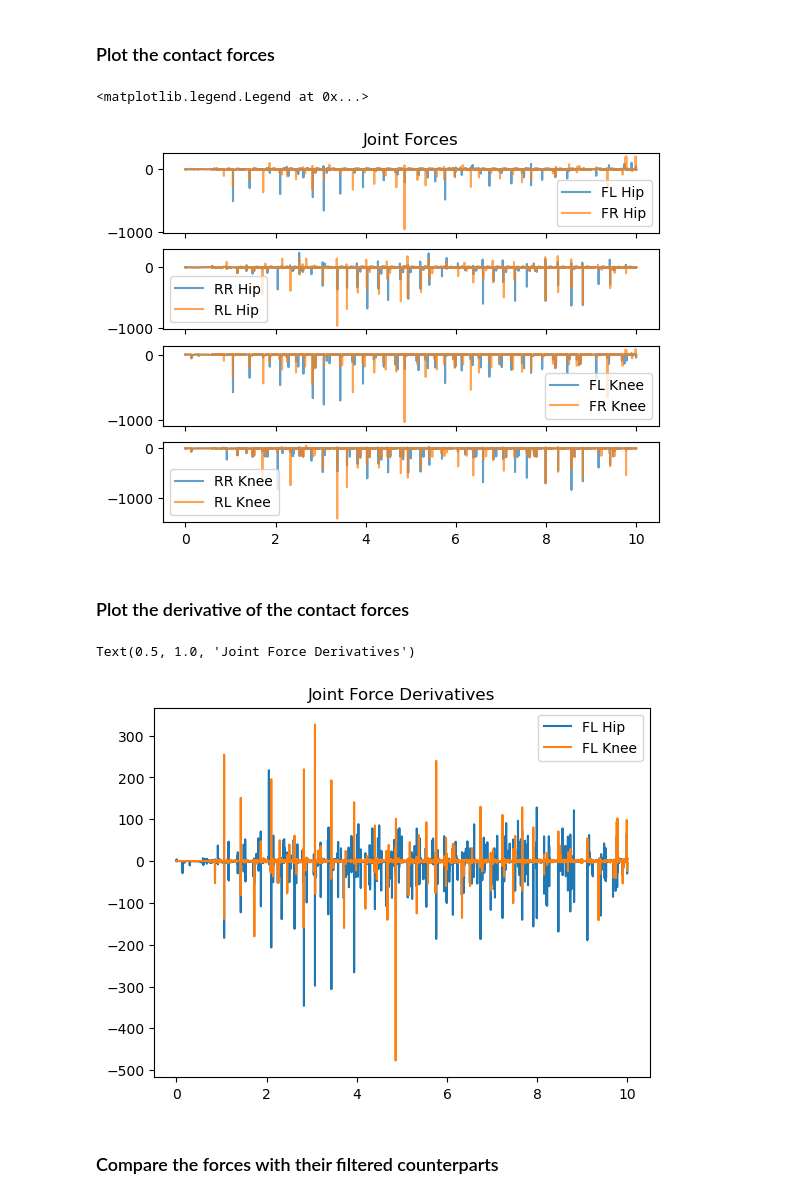
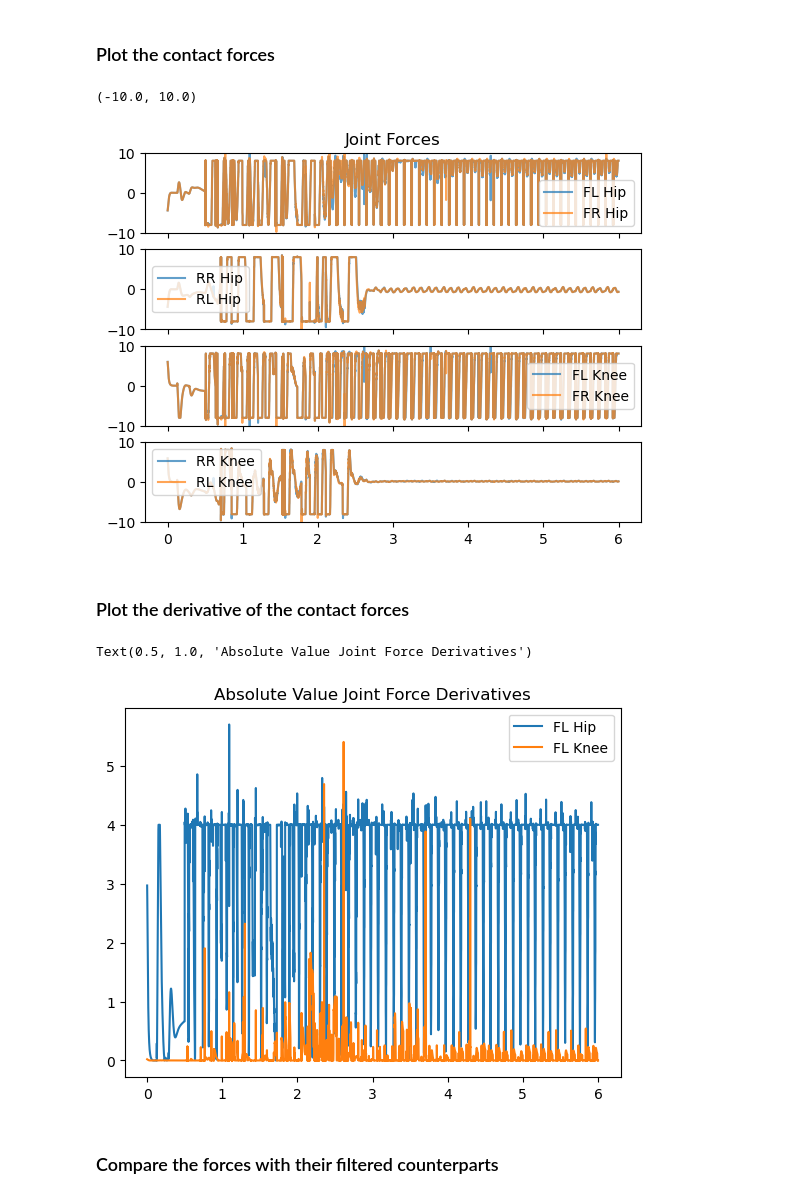
Before and after one commit to jack33001/.vscode, a Jupyter notebook: main.ipynb, the cells around one changed output. Saved outputs shown, nothing was run; the diff lists cells and outputs as text; code cells hidden in the pictures.

```diff
--- a/main.ipynb
+++ b/main.ipynb
@@ -204,14 +212,30 @@ update_controller(model, data)
 # %% [markdown]
 # Simulate, render, and record the behaviour of the system
 # %%
+def control_fn(model,data):
+    # run the state estimator
+    state_estimation(model, data)
+    # run the controller
+    update_controller(model, data)
+
+# set the control callback within the mujoco model
+mujoco.set_mjcb_control(control_fn)
+
 # initialize the simulation
 mujoco.mj_resetData(model, data)
 
 # define parameters of rendering and sim
-duration = 10  # (seconds)
+duration = 6  # (seconds)
 framerate = 30  # (Hz)
 slomo_factor = 1
 n_steps = int(duration / model.opt.timestep + 1)
+
+# define controller and state estimator refresh rates
+prev_timestep = 0
+controller_refresh_rate = 1 / 1000  # (Hz)
+state_estimator_refresh_rate = 1 / 1000  # (Hz)
+controller_t_elapsed = controller_refresh_rate
+state_estimator_t_elapsed = state_estimator_refresh_rate
 
 # allocate memory for arrays
 frames = []
@@ -235,14 +259,6 @@ for i in tqdm(range(n_steps)):
     mujoco.mj_step(model, data)
     mujoco.mj_inverse(model, data)
 
-    # estimate the state
-    state_estimation(model, data)
-
-    # apply control
-    temp = t.time()
-    update_controller(model, data)
-    controller_time[i] = t.time() - temp
-
     # store any data we need stored (lower resolution to save on time)
     positions[i] = np.concatenate(
         (data.qpos[:6], model_to_abs(data.qpos[7:15])))
@@ -265,7 +281,7 @@ for i in tqdm(range(n_steps)):
     # render the scene if we're at the correct timestep to have a frame
     if len(frames) < data.time * framerate:
         #camera.azimuth = data.time*75
-        renderer.update_scene(data, camera)
+        renderer.update_scene(data, camera, options)
         pixels = renderer.render()
         frames.append(pixels)
 media.show_video(frames, fps=framerate/slomo_factor)
@@ -310,26 +350,30 @@ ax[0].legend()
 ax[1].legend()
 ax[2].legend()
 ax[3].legend()
+ax[0].set_ylim(-10, 10)
+ax[1].set_ylim(-10, 10)
+ax[2].set_ylim(-10, 10)
+ax[3].set_ylim(-10, 10)
 # %% [output]
-<matplotlib.legend.Legend at 0x...>
+(-10.0, 10.0)
-[figure, old version]
+[figure, new version]
 # %% [markdown]
 ### Plot the derivative of the contact forces
 # %%
 d_forces = np.gradient(forces, 1, axis=1)
-plt.plot(time, np.array(d_forces[:, 6]), label='FL Hip')
+plt.plot(time, np.array(np.abs(d_forces[:, 6])), label='FL Hip')
 #plt.plot(time, np.array(d_forces[:, 8]), label='FR Hip')
 #plt.plot(time,np.array(d_forces[:,10]),label='RR Hip')
 #plt.plot(time,np.array(d_forces[:,12]),label='RL Hip')
-plt.plot(time, np.array(d_forces[:, 7]), label='FL Knee')
+plt.plot(time, np.array(np.abs(d_forces[:, 7])), label='FL Knee')
 #plt.plot(time, np.array(d_forces[:, 9]), label='FR Knee')
 #plt.plot(time, np.array(d_forces[:, 11]), label='RR Knee')
 #plt.plot(time, np.array(d_forces[:, 13]), label='RL Knee')
 plt.legend()
-plt.title("Joint Force Derivatives")
+plt.title("Absolute Value Joint Force Derivatives")
 # %% [output]
-Text(0.5, 1.0, 'Joint Force Derivatives')
+Text(0.5, 1.0, 'Absolute Value Joint Force Derivatives')
-[figure, old version]
+[figure, new version]
 # %% [markdown]
 ### Compare the forces with their filtered counterparts
 # %%
```
Also changed, not shown: parts of 15 cells of this notebook, 58 other files.
